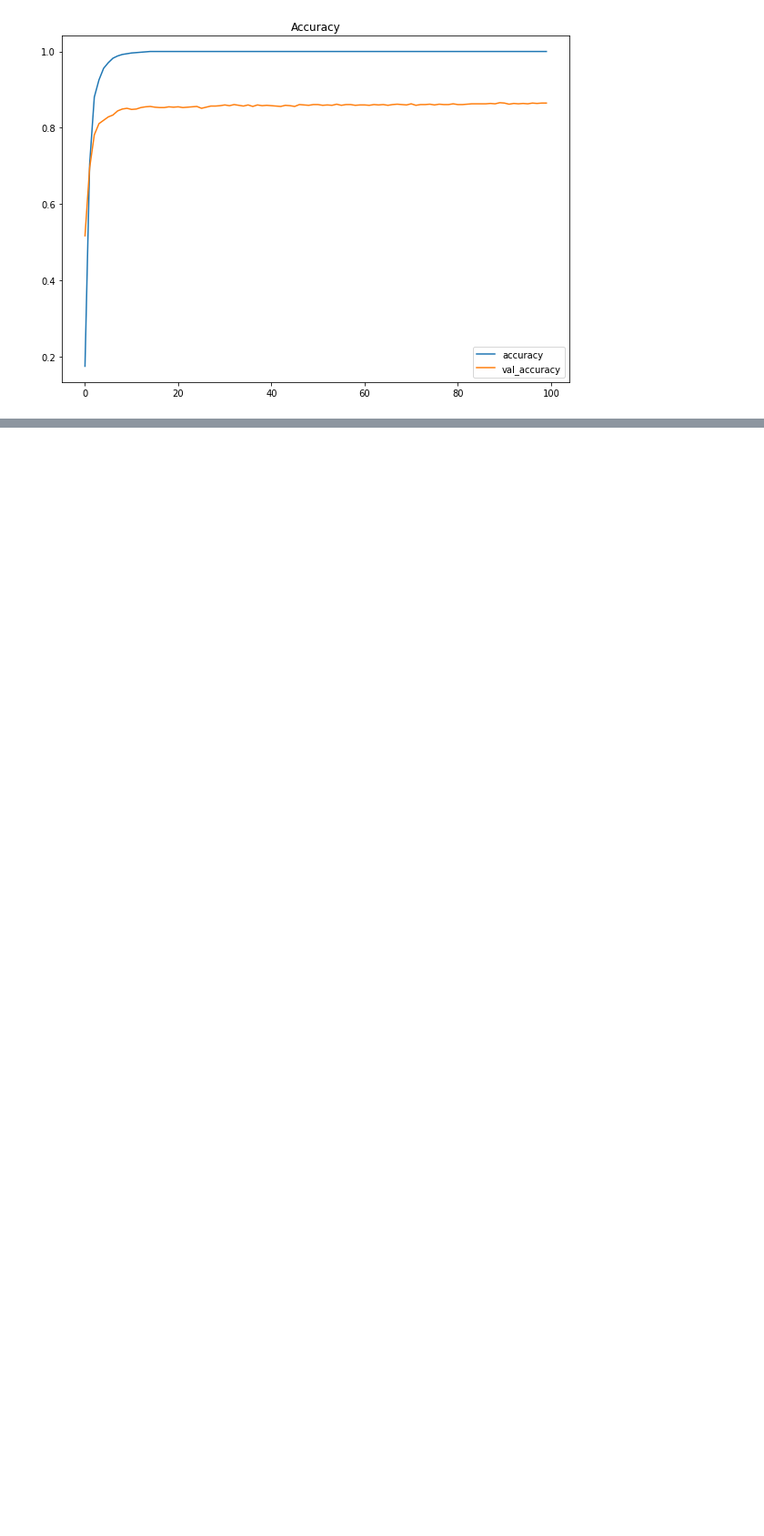
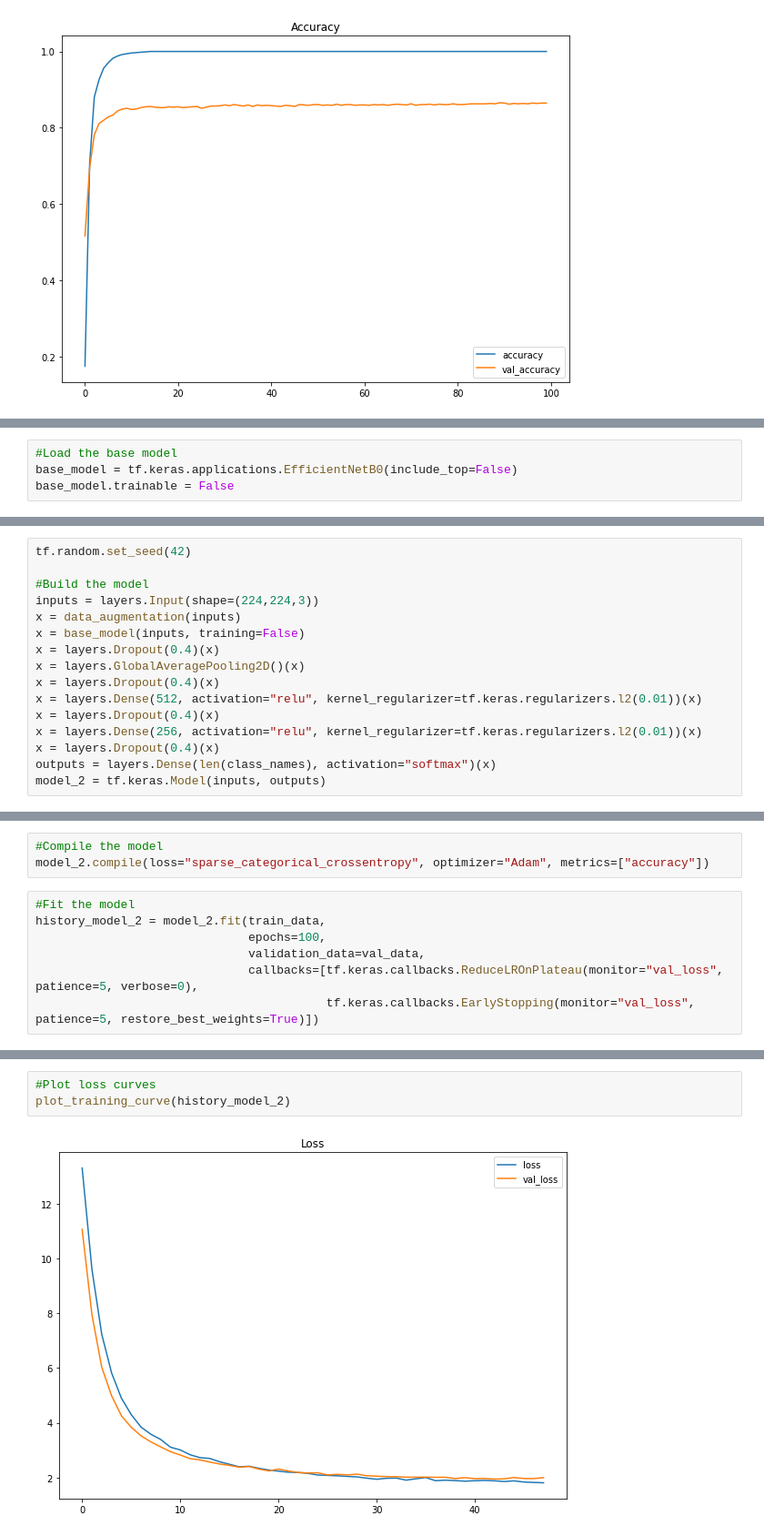
Before and after one commit to schauppi/Udemy_TensorFlow_Developer, a Jupyter notebook: Exam_preparation/oxford_flowers.ipynb, the cells around one changed output, grey strips where cells are left out. Shown at 91% size. Cells and saved outputs as stored; diff of their text form; blank space fills up the shorter version.

```diff
--- a/Exam_preparation/oxford_flowers.ipynb
+++ b/Exam_preparation/oxford_flowers.ipynb
@@ -274,0 +277,4 @@ plot_training_curve(history_model_1)
+# %%
+#Load the base model
+base_model = tf.keras.applications.EfficientNetB0(include_top=False)
+base_model.trainable = False
@@ -274,0 +287,16 @@ plot_training_curve(history_model_1)
+# %%
+tf.random.set_seed(42)
+
+#Build the model
+inputs = layers.Input(shape=(224,224,3))
+x = data_augmentation(inputs)
+x = base_model(inputs, training=False)
+x = layers.Dropout(0.4)(x)
+x = layers.GlobalAveragePooling2D()(x)
+x = layers.Dropout(0.4)(x)
+x = layers.Dense(512, activation="relu", kernel_regularizer=tf.keras.regularizers.l2(0.01))(x)
+x = layers.Dropout(0.4)(x)
+x = layers.Dense(256, activation="relu", kernel_regularizer=tf.keras.regularizers.l2(0.01))(x)
+x = layers.Dropout(0.4)(x)
+outputs = layers.Dense(len(class_names), activation="softmax")(x)
+model_2 = tf.keras.Model(inputs, outputs)
@@ -274,0 +323,10 @@ plot_training_curve(history_model_1)
+# %%
+#Compile the model
+model_2.compile(loss="sparse_categorical_crossentropy", optimizer="Adam", metrics=["accuracy"])
+# %%
+#Fit the model
+history_model_2 = model_2.fit(train_data,
+                              epochs=100,
+                              validation_data=val_data,
+                              callbacks=[tf.keras.callbacks.ReduceLROnPlateau(monitor="val_loss", patience=5, verbose=0),
+                                         tf.keras.callbacks.EarlyStopping(monitor="val_loss", patience=5, restore_best_weights=True)])
@@ -274,0 +339,5 @@ plot_training_curve(history_model_1)
+# %%
+#Plot loss curves
+plot_training_curve(history_model_2)
+# %% [output]
+[figure, added]
```
Also changed, not shown: parts of 9 cells of this notebook.
